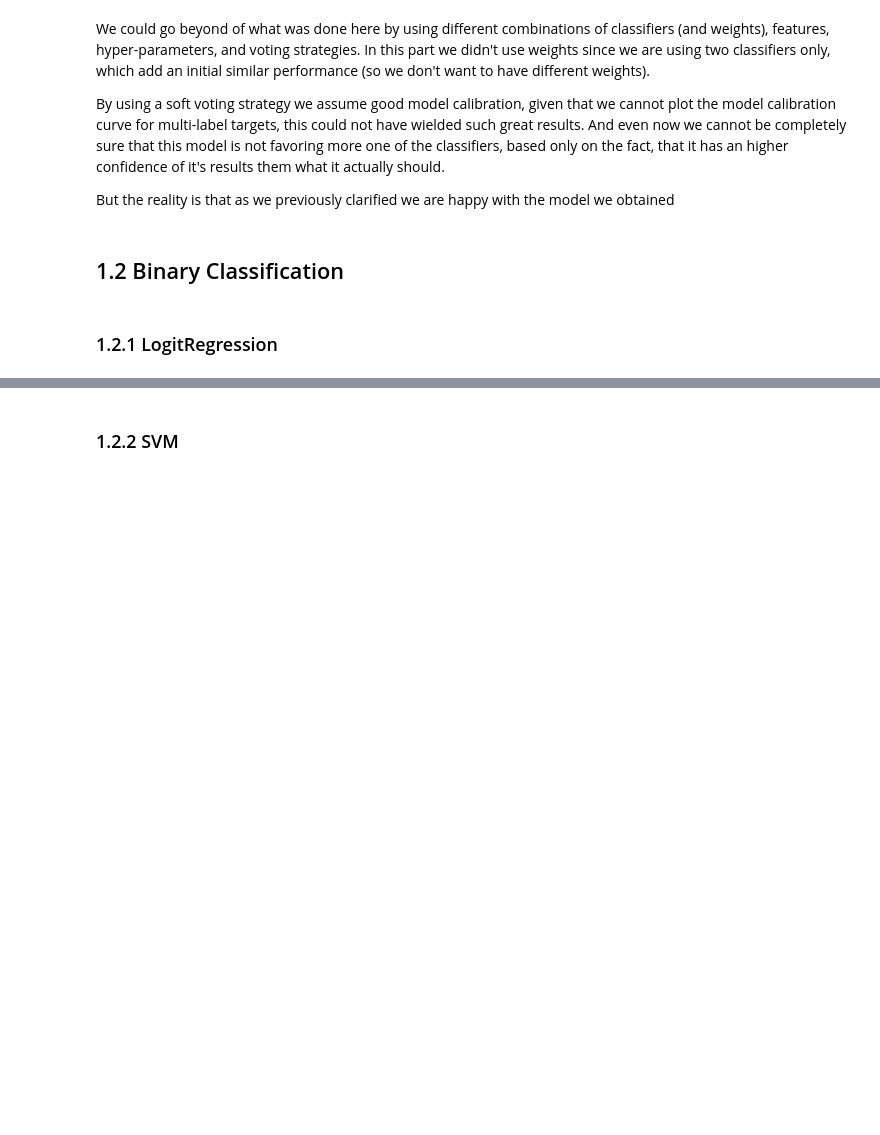
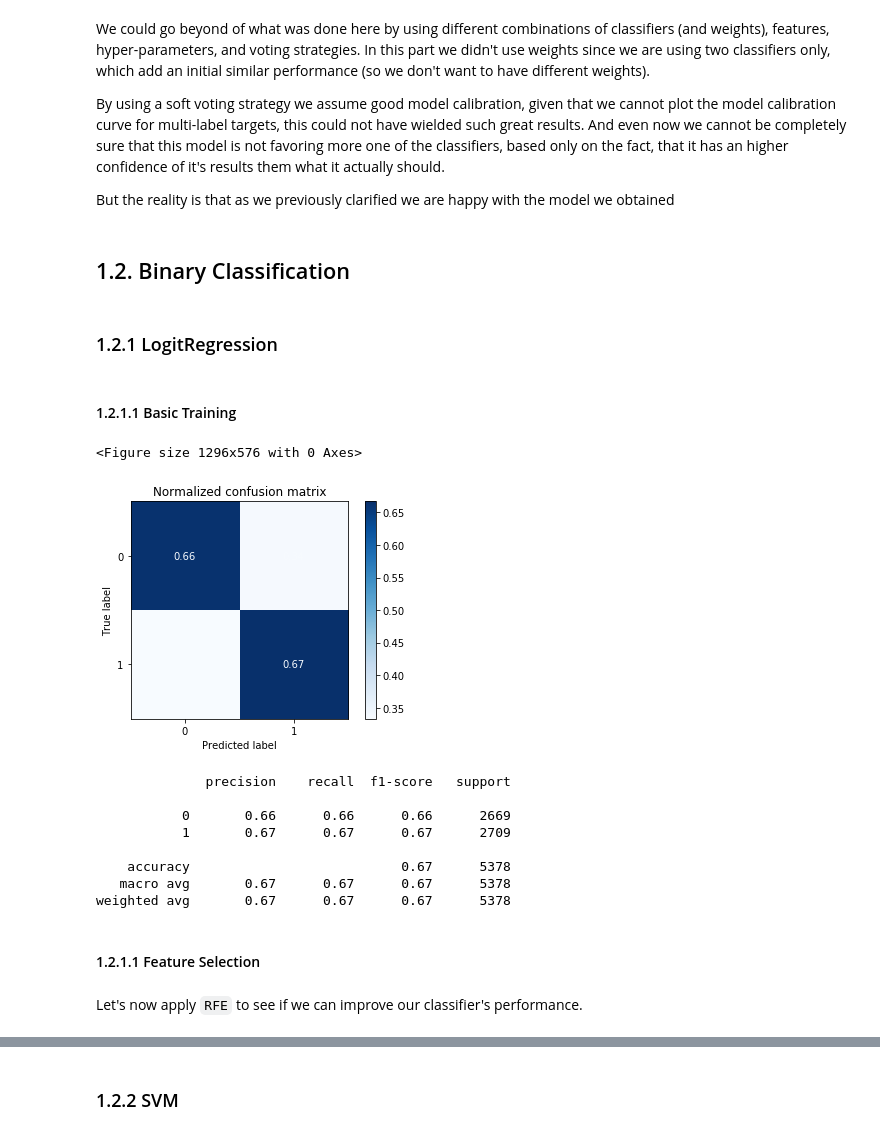
Before and after one commit to PedroCotovio/MLproject, a Jupyter notebook: Task1.ipynb, the cells around one changed output, grey strips where cells are left out. Cells and saved outputs as stored; diff of their text form; code cells hidden in the pictures; blank space fills up the shorter version.

```diff
--- a/Task1.ipynb
+++ b/Task1.ipynb
@@ -935,6 +935,31 @@ By using a soft voting strategy we assume good model calibration, given that we
 
 But the reality is that as we previously clarified we are happy with the model we obtained
 # %% [markdown]
-## 1.2 Binary Classification
+## 1.2. Binary Classification
 # %% [markdown]
 ### 1.2.1 LogitRegression
+# %% [markdown]
+#### 1.2.1.1 Basic Training
+# %%
+logit = linear_model.LogisticRegression(penalty='l1', solver='liblinear',
+                                      tol=1e-6, max_iter=int(1e6),
+                                      warm_start=True)
+#Create Metrics
+plt, metrics= model_metrics(Bn, by, logit, [0,1])
+plt.show()
+print(metrics)
+# %% [output]
+<Figure size 1296x576 with 0 Axes>
+[figure, added]
+              precision    recall  f1-score   support
+
+           0       0.66      0.66      0.66      2669
+           1       0.67      0.67      0.67      2709
+
+    accuracy                           0.67      5378
+   macro avg       0.67      0.67      0.67      5378
+weighted avg       0.67      0.67      0.67      5378
+# %% [markdown]
+#### 1.2.1.1 Feature Selection
+# %% [markdown]
+Let's now apply `RFE` to see if we can improve our classifier's performance.
```
Also changed, not shown: parts of 67 cells of this notebook, 1 other file.
